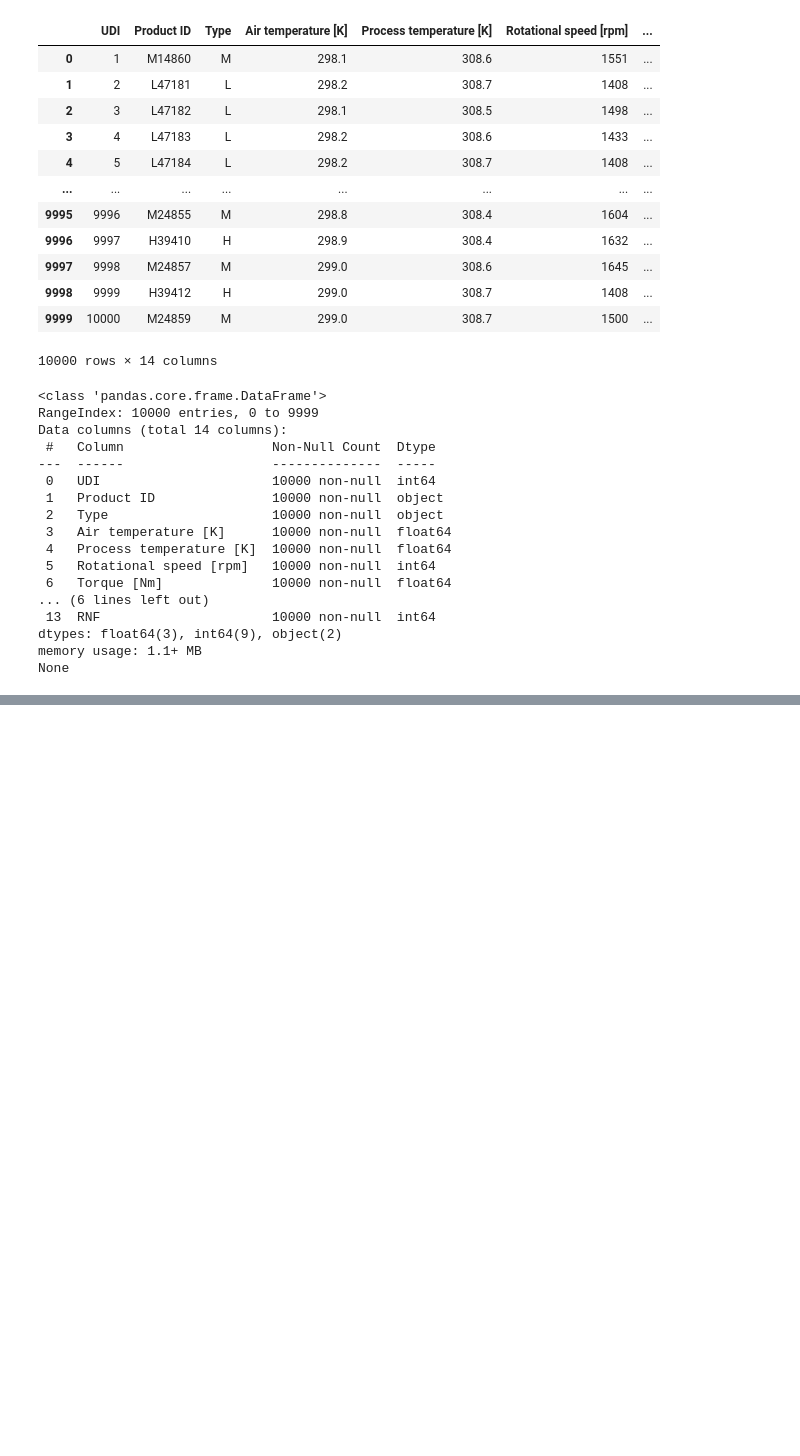
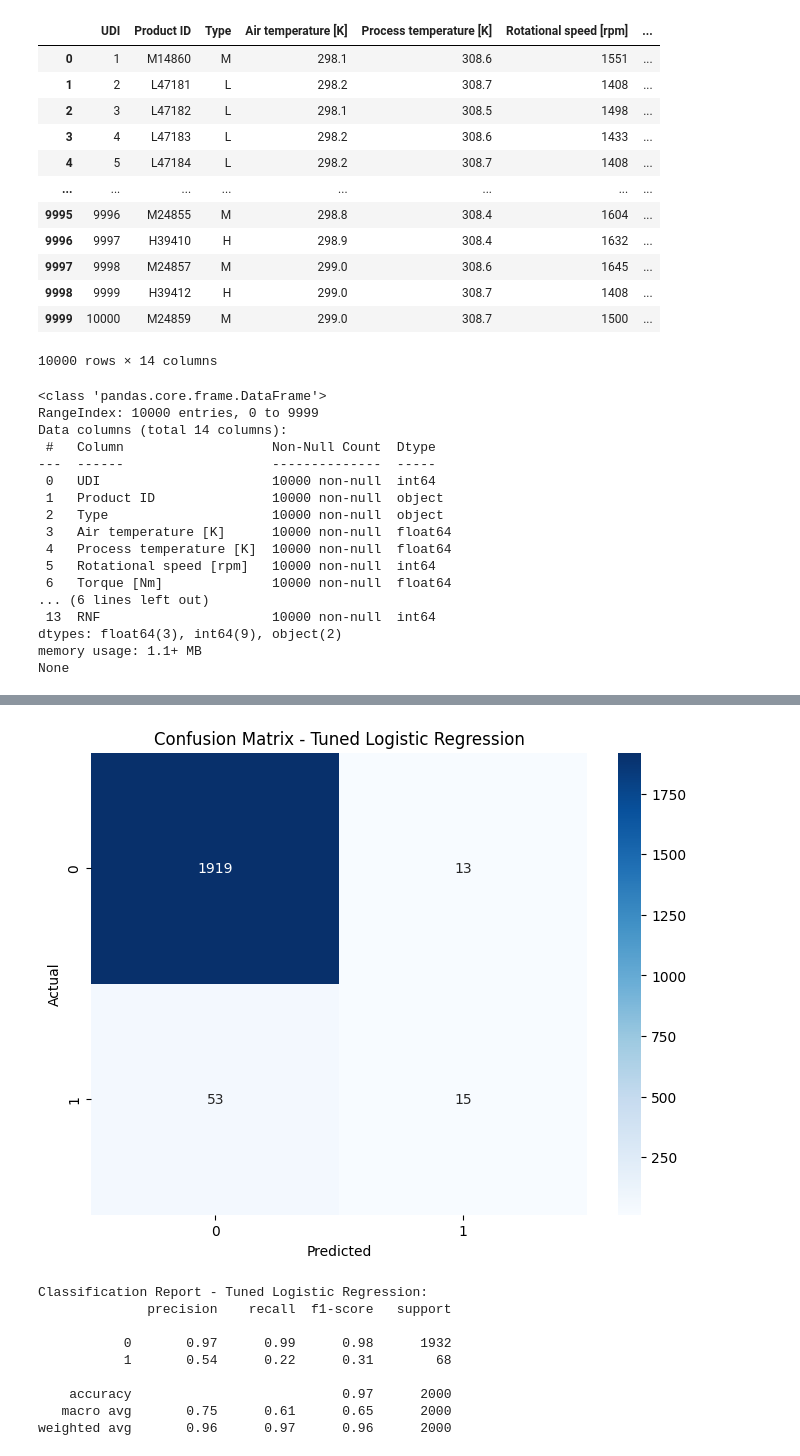
Before and after one commit to ViktorJungz/Applied-Machine-Learning-Exam, a Jupyter notebook: Main.ipynb, the cells around one changed output, grey strips where cells are left out. Drawn from its saved outputs; the diff is of its cells as text; code cells hidden in the pictures; blank space fills up the shorter version.

```diff
--- a/Main.ipynb
+++ b/Main.ipynb
@@ -235,0 +322,35 @@ weighted avg       0.99      0.99      0.99      2000
+# %%
+# Results New parameters - LR
+lr_best = LogisticRegression(C=1, penalty='l1', solver='saga', random_state=42, max_iter=1000)
+
+# Træn modellen på det skalerede træningsdatasæt
+lr_best.fit(x_train_scaled, y_train)
+
+# Evaluer modellen på testdatasættet
+lr_y_prob_test = lr_best.predict_proba(x_test_scaled)[:, 1]
+lr_y_pred_test = (lr_y_prob_test >= 0.4).astype(int)  # Threshold kan justeres
+
+lr_cm = confusion_matrix(y_test, lr_y_pred_test)
+
+# Visualiser confusion matrix
+plt.figure(figsize=(8, 6))
+sns.heatmap(lr_cm, annot=True, fmt='d', cmap='Blues')
+plt.title('Confusion Matrix - Tuned Logistic Regression')
+plt.ylabel('Actual')
+plt.xlabel('Predicted')
+plt.show()
+
+# Print classification report
+print("Classification Report - Tuned Logistic Regression:")
+print(classification_report(y_test, lr_y_pred_test))
+# %% [output]
+[figure, added]
+Classification Report - Tuned Logistic Regression:
+              precision    recall  f1-score   support
+
+           0       0.97      0.99      0.98      1932
+           1       0.54      0.22      0.31        68
+
+    accuracy                           0.97      2000
+   macro avg       0.75      0.61      0.65      2000
+weighted avg       0.96      0.97      0.96      2000
```
Also changed, not shown: parts of 10 cells of this notebook.
